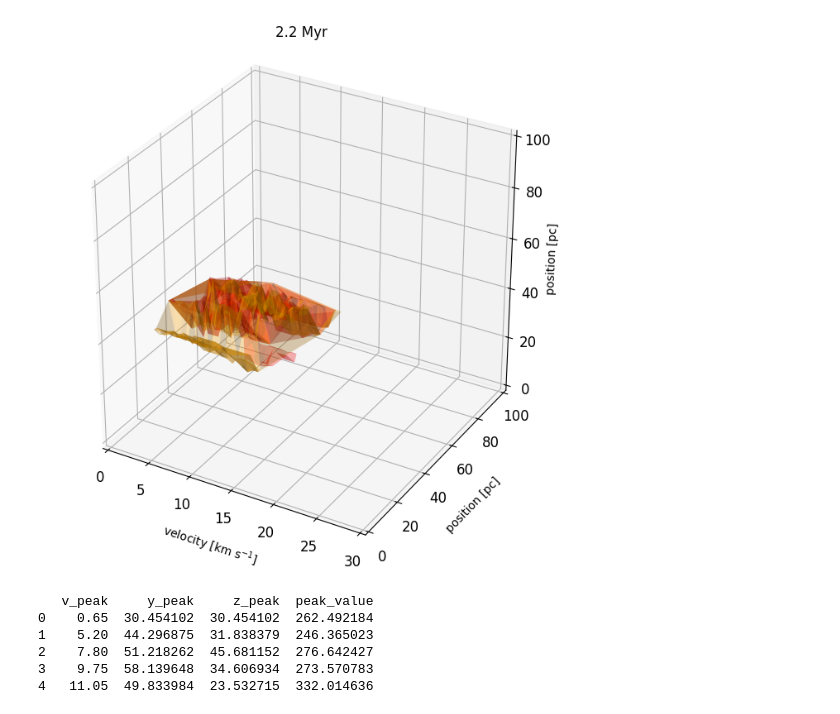
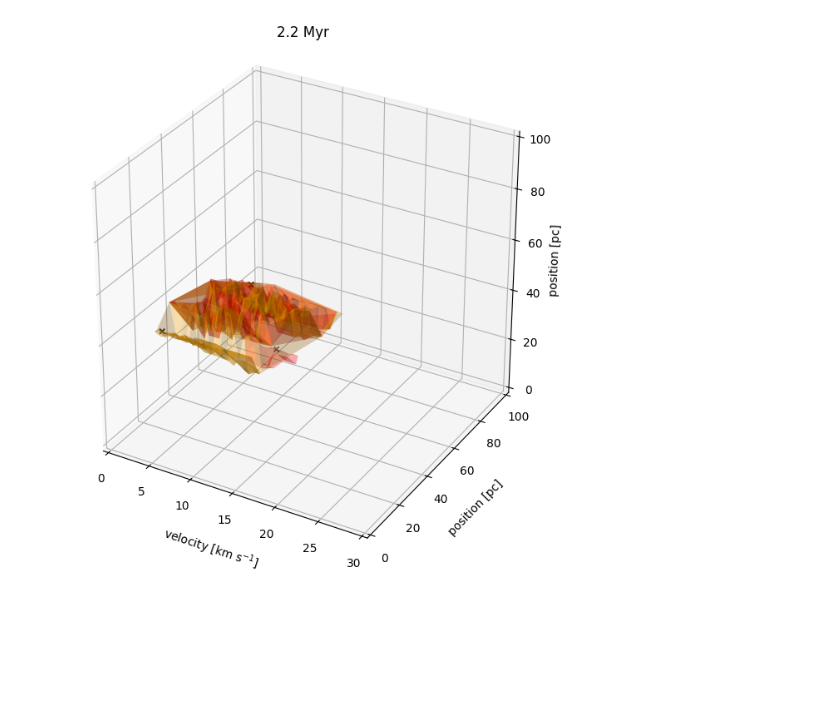
Before and after one commit to kotora260/StarGen, a Jupyter notebook: analysis_mass_ppv/dendro3D_2800.ipynb, the cells around one changed output. Drawn from its saved outputs; the diff is of its cells as text; code cells hidden in the pictures; blank space fills up the shorter version.

```diff
--- a/analysis_mass_ppv/dendro3D_2800.ipynb
+++ b/analysis_mass_ppv/dendro3D_2800.ipynb
@@ -66,4 +70,4 @@ plt.tick_params(labelsize=12)
 # %%
 # compute dendrogram
 
-dendro3D_2800 = Dendrogram.compute(m2800, min_value=90, min_delta=20, min_npix=50)
+dendro = Dendrogram.compute(m, min_value=90, min_delta=20, min_npix=50)
@@ -104,26 +73,0 @@ print(branch_sizes)
-# %%
-# check the mass of structures
-
-mass_per_leaf, mass_per_branch = [], []
-
-for structure_index in leaf_indices:
-    structure = dendro3D_2800[structure_index]
-    mask = structure.get_mask()
-    indices = np.where(mask)
-    leaf_mass = np.sum(m2800[indices])
-    mass_per_leaf.append(leaf_mass)
-
-for structure_index in branch_indices:
-    structure = dendro3D_2800[structure_index]
-    mask = structure.get_mask()
-    indices = np.where(mask)
-    branch_mass = np.sum(m2800[indices])
-    mass_per_branch.append(branch_mass)
-
-total_mass_leaf = np.sum(mass_per_leaf)
-total_mass_branch = np.sum(mass_per_branch)
-
-print(mass_per_leaf)
-print(total_mass_leaf)
-print(mass_per_branch)
-print(total_mass_branch)
@@ -135,55 +190,31 @@ print(total_mass_branch)
 # %%
 # plot the contour
 
-fig = plt.figure(figsize=(10,8))
+fig = plt.figure(figsize=(10, 8))
 ax = fig.add_subplot(111, projection='3d')
 ax.set_box_aspect((1,1,1))
 
 for i, structure_index in enumerate(leaf_indices):
-    structure = dendro3D_2800[structure_index]
+    structure = dendro[structure_index]
     mask = structure.get_mask()
     indices = np.where(mask)
     ax.plot_trisurf(indices[0] * rv, indices[1] * pc, indices[2] * pc, color='red', alpha=0.3)
-
 for j, structure_index in enumerate(branch_indices):
-    structure = dendro3D_2800[structure_index]
+    structure = dendro[structure_index]
     mask = structure.get_mask()
     indices = np.where(mask)
     ax.plot_trisurf(indices[0] * rv, indices[1] * pc, indices[2] * pc, color='orange', alpha=0.3)
+
+ax.scatter(leaf_feature['v_peak'], leaf_feature['y_peak'], leaf_feature['z_peak'], marker='x', color='black')
 
 ax.set_xlim3d(0, 30)
 ax.set_ylim3d(0, 100)
 ax.set_zlim3d(0, 100)
 
 plt.title("2.2 Myr")
 
 X = ax.set_xlabel('velocity [km s$^{-1}$]', labelpad=10)
 Y = ax.set_ylabel('position [pc]', labelpad=10)
 Z = ax.set_zlabel('position [pc]', labelpad=3)
-plt.tick_params(labelsize=12)
-
-#plt.savefig("dendro3D_2800_contour")
 # %% [output]
-[figure, old version]
+[figure, new version]
-# %%
-# make peaks list
-
-x_peak, y_peak, v_peak, peak_value = [], [], [], []
-for s in dendro3D_2800.leaves:
-    x_ch, y_ch, v_ch = s.get_peak()[0]
-    value = s.get_peak()[1]
-    x_peak.append(round(float(x_ch), 6))
-    y_peak.append(round(float(y_ch), 6))
-    v_peak.append(round(float(v_ch), 6))
-    peak_value.append(round(float(value), 6))
-
-peak = pd.DataFrame({'v_peak':x_peak * rv, 'y_peak':y_peak * pc, 'z_peak':v_peak * pc, 'peak_value':peak_value})
-
-print(peak)
-# %% [output]
-   v_peak     y_peak     z_peak  peak_value
-0    0.65  30.454102  30.454102  262.492184
-1    5.20  44.296875  31.838379  246.365023
-2    7.80  51.218262  45.681152  276.642427
-3    9.75  58.139648  34.606934  273.570783
-4   11.05  49.833984  23.532715  332.014636
```
Also changed, not shown: parts of 14 cells of this notebook, 1 other file.
